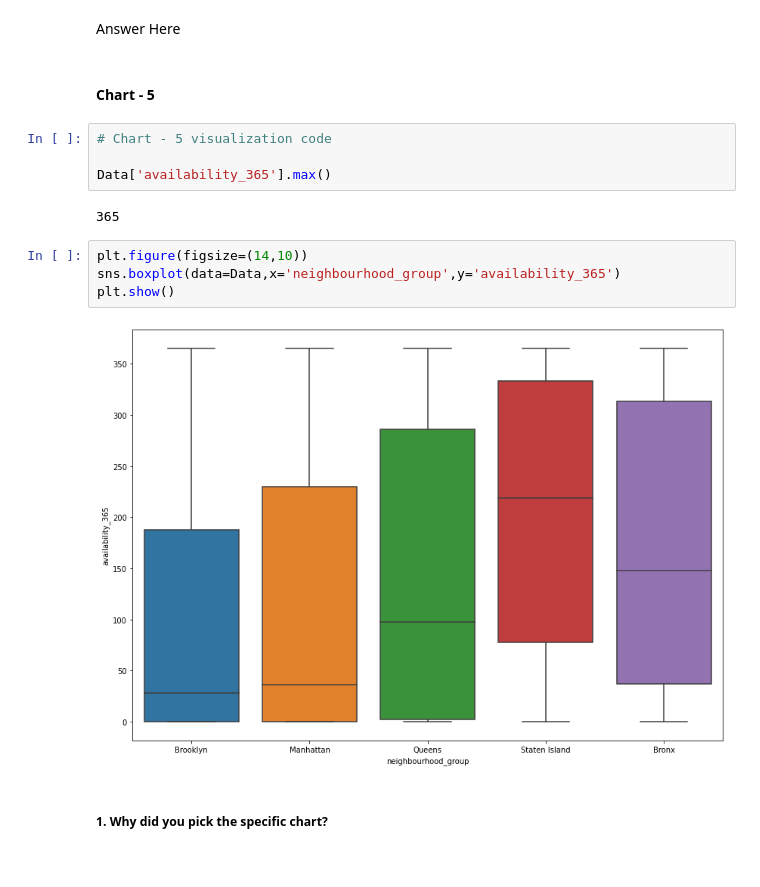
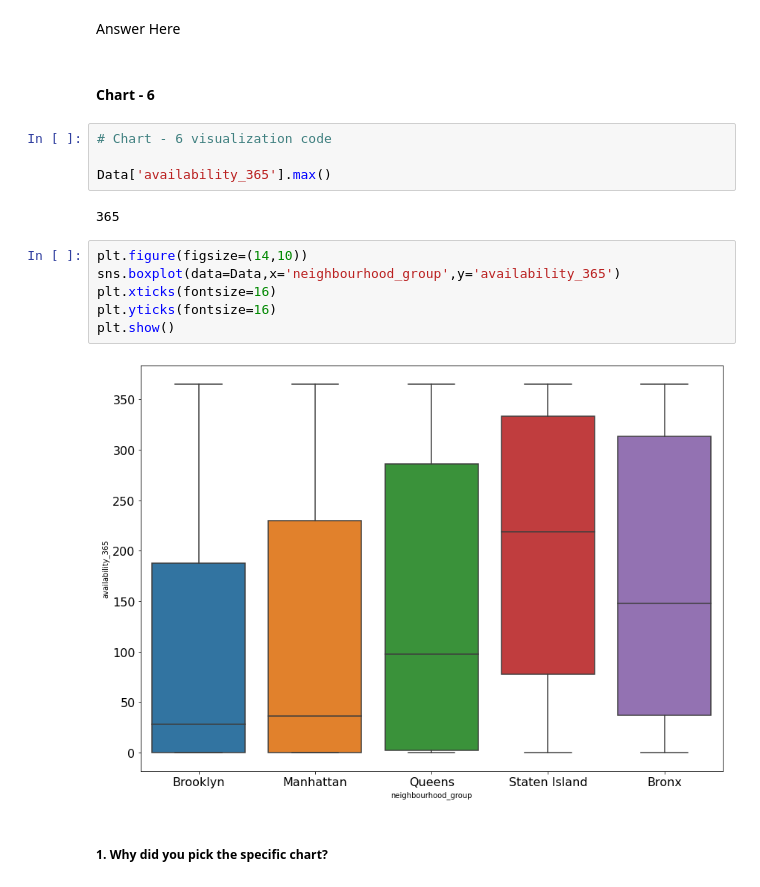
Before and after one commit to HemantSingh108/Airbnb_booking_analysis, a Jupyter notebook: Airbnb_Bookings_Analysis_Capstone_Project.ipynb, the cells around one changed output. Drawn from its saved outputs; the diff is of its cells as text.

```diff
--- a/Airbnb_Bookings_Analysis_Capstone_Project.ipynb
+++ b/Airbnb_Bookings_Analysis_Capstone_Project.ipynb
@@ -381,9 +426,9 @@ Are there any insights that lead to negative growth? Justify with specific reaso
 # %% [markdown]
 Answer Here
 # %% [markdown]
-#### Chart - 5
+#### Chart - 6
 # %%
-# Chart - 5 visualization code
+# Chart - 6 visualization code
 
 Data['availability_365'].max()
 # %% [output]
@@ -391,9 +436,11 @@ Data['availability_365'].max()
 # %%
 plt.figure(figsize=(14,10))
 sns.boxplot(data=Data,x='neighbourhood_group',y='availability_365')
+plt.xticks(fontsize=16)
+plt.yticks(fontsize=16)
 plt.show()
 # %% [output]
-[figure, old version]
+[figure, new version]
 # %% [markdown]
 ##### 1. Why did you pick the specific chart?
 # %% [markdown]
```
Also changed, not shown: parts of 33 cells of this notebook.
